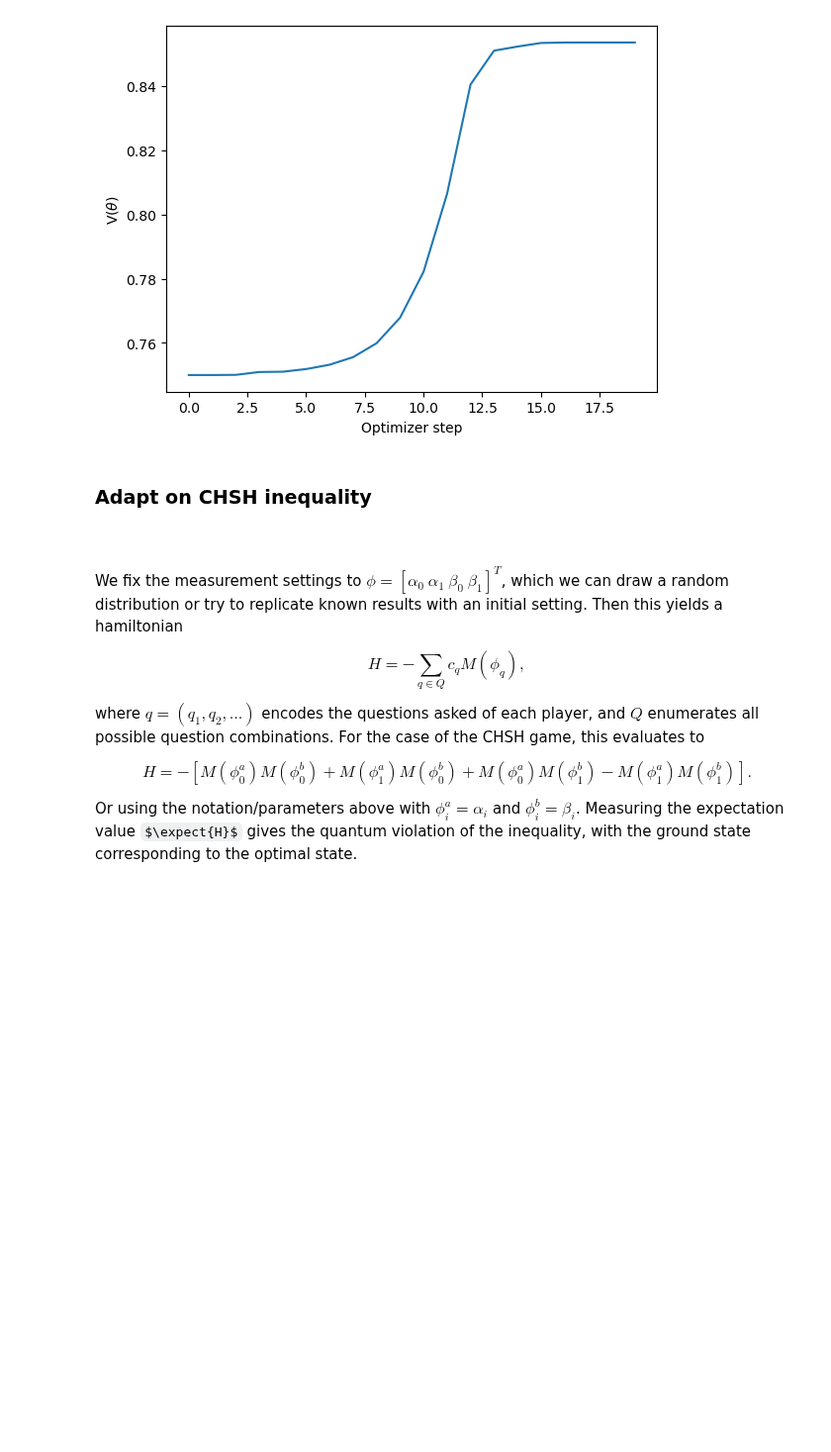
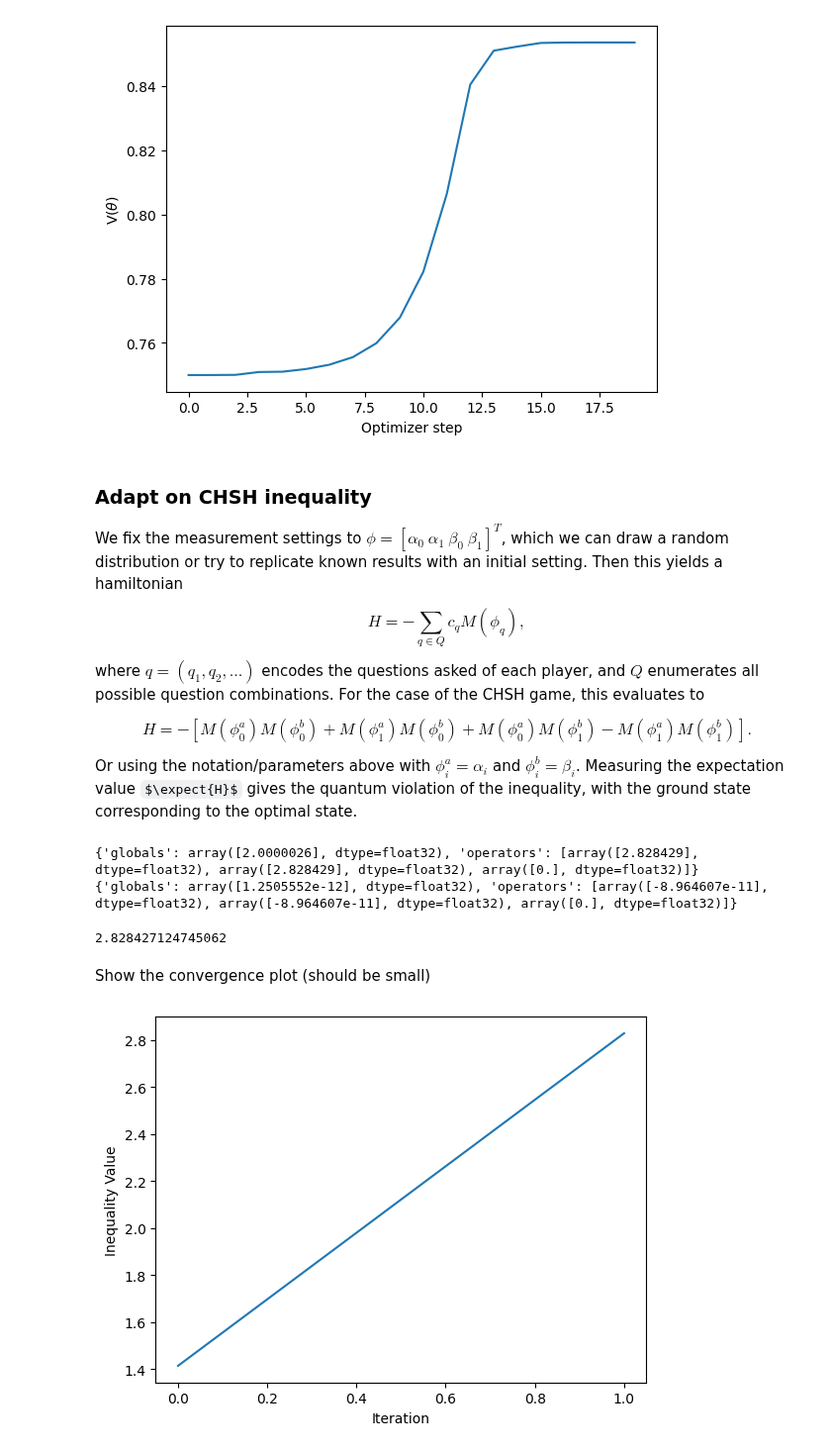
Before and after one commit to jfurches/nonlocalgames, a Jupyter notebook: chsh.ipynb, the cells around one changed output. Shown at 99% size. Saved outputs shown, nothing was run; the diff lists cells and outputs as text; code cells hidden in the pictures; some formulas as TeX source; blank space fills up the shorter version.

Commit message:
Perform adapt on chsh

```diff
--- a/chsh.ipynb
+++ b/chsh.ipynb
@@ -43,11 +54,13 @@ def get_shared_state() -> Tuple[QuantumCircuit, Tuple[Parameter, Parameter]]:
 
     return qc, (alice, bob)
 
-def V(x):
+def V(x, qc = None, alice = None, bob = None):
     a0, a1, b0, b1 = x
     v = 0
 
-    qc, (alice, bob) = get_shared_state()
+    if qc is None:
+        qc, (alice, bob) = get_shared_state()
+
     for x, y in itertools.product((0, 1), (0, 1)):
         # Perform conditional rotations on alice and bob qubits
         bound_qc = qc.bind_parameters({
@@ -183,11 +196,6 @@ plt.show()
 [figure]
 # %% [markdown]
 ### Adapt on CHSH inequality
-
-$$\renewcommand{\ket}[1]{\left|{#1}\right\rangle}$$
-$$\renewcommand{\bra}[1]{\left\langle{#1}\right|}$$
-$$\renewcommand{\braket}[2]{\left\langle{#1}\middle|{#2}\right\rangle}$$
-$$\renewcommand{\expect}[1]{\left\langle{#1}\right\rangle}$$
 
 We fix the measurement settings to $\phi = [\alpha_0~\alpha_1~\beta_0~\beta_1]^T$, which we can draw a random distribution or try to replicate known results with an initial setting. Then this yields a hamiltonian
 
@@ -202,0 +286,36 @@ from adap
+# %%
+from adaptgym import AdaptGame
+
+H = CHSHHamiltonian(initialize_mode='optimal')
+env = AdaptGame(H, features=['grad', 'var'], rewards='penalty')
+done, trunc = False, False
+
+data = []
+obs, info = env.reset()
+print(obs)
+violation = -info['energy']
+data.append(violation)
+
+while not done and not trunc:
+    # Action 0 is ADAPT
+    obs, reward, done, trunc, info = env.step(0)
+    print(obs)
+
+    # Get eigenvalue, which is -violation
+    violation = -info['energy']
+    data.append(violation)
+
+violation
+# %% [output]
+{'globals': array([2.0000026], dtype=float32), 'operators': [array([2.828429], dtype=float32), array([2.828429], dtype=float32), array([0.], dtype=float32)]}
+{'globals': array([1.2505552e-12], dtype=float32), 'operators': [array([-8.964607e-11], dtype=float32), array([-8.964607e-11], dtype=float32), array([0.], dtype=float32)]}
+2.828427124745062
+# %% [markdown]
+Show the convergence plot (should be small)
+# %%
+plt.plot(np.arange(len(data)), data)
+plt.xlabel('Iteration')
+plt.ylabel('Inequality Value')
+plt.show()
+# %% [output]
+[figure, added]
```
Also changed, not shown: parts of 13 cells of this notebook.
